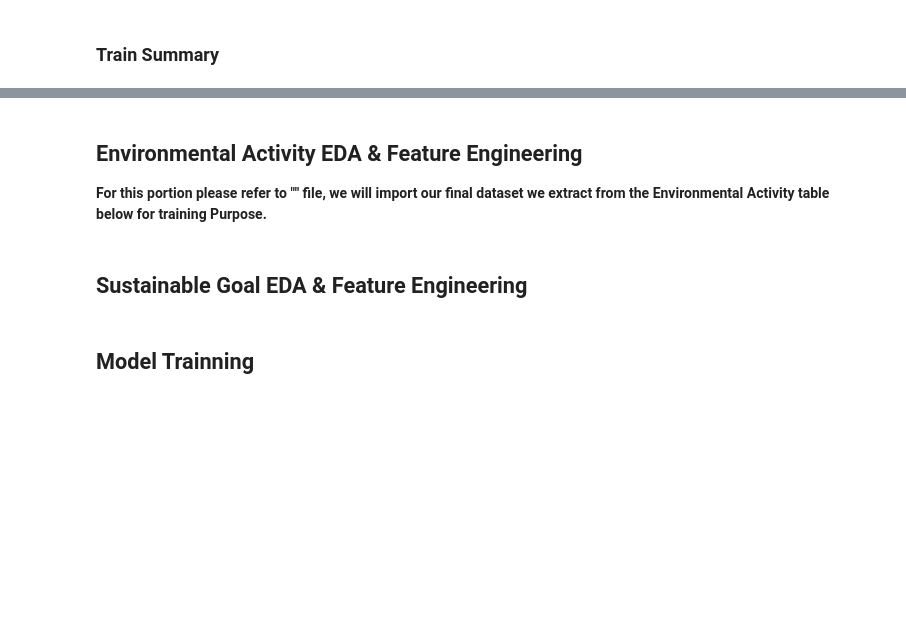
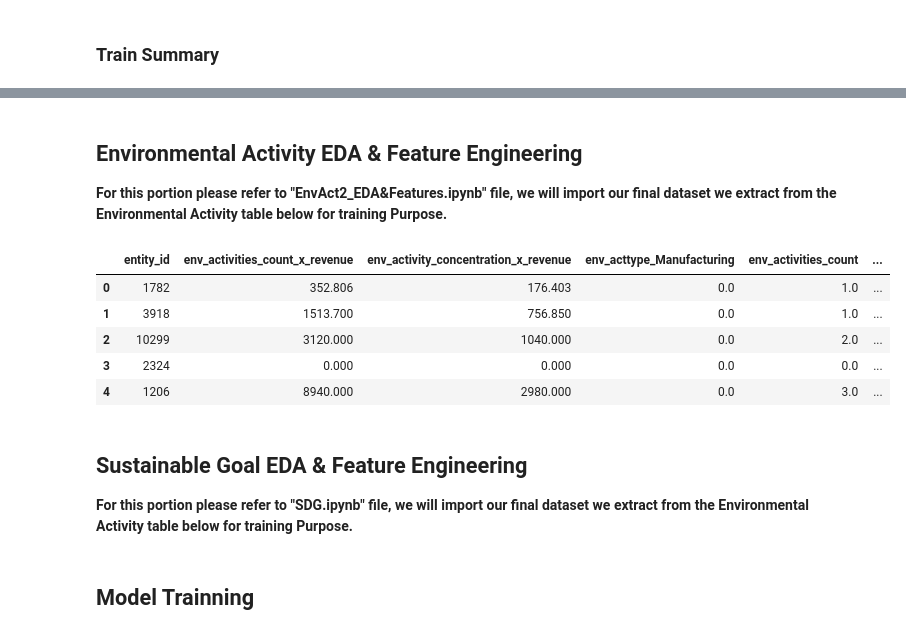
Before and after one commit to alanchen8647/fitch-codeathon2025, a Jupyter notebook: Main Notebook.ipynb, the cells around one changed output, grey strips where cells are left out. Cells and saved outputs as stored; diff of their text form; code cells hidden in the pictures; blank space fills up the shorter version.

```diff
--- a/Main Notebook.ipynb
+++ b/Main Notebook.ipynb
@@ -5111,3 +5855,3 @@ print(correlation_summary.to_string(index=False))
 # %% [markdown]
 ## Environmental Activity EDA & Feature Engineering
-**For this portion please refer to "" file, we will import our final dataset we extract from the Environmental Activity table below for training Purpose.**
+**For this portion please refer to "EnvAct2_EDA&Features.ipynb" file, we will import our final dataset we extract from the Environmental Activity table below for training Purpose.**
@@ -5116,5 +5858,16 @@ environmental_activities_feature_df = pd.read_csv('test notebooks/env_act_relate
+# %%
+environmental_activities_feature_df = pd.read_csv('../test notebooks/env_act_relatedFeatures.csv')
+environmental_activities_feature_df.head()
+# %% [output]
+|  | entity_id | env_activities_count_x_revenue | env_activity_concentration_x_revenue | env_acttype_Manufacturing | env_activities_count | ... |
+| 0 | 1782 | 352.806 | 176.403 | 0.0 | 1.0 | ... |
+| 1 | 3918 | 1513.700 | 756.850 | 0.0 | 1.0 | ... |
+| 2 | 10299 | 3120.000 | 1040.000 | 0.0 | 2.0 | ... |
+| 3 | 2324 | 0.000 | 0.000 | 0.0 | 0.0 | ... |
+| 4 | 1206 | 8940.000 | 2980.000 | 0.0 | 3.0 | ... |
 # %% [markdown]
 ## Sustainable Goal EDA & Feature Engineering
+**For this portion please refer to "SDG.ipynb" file, we will import our final dataset we extract from the Environmental Activity table below for training Purpose.**
 # %% [markdown]
 ## Model Trainning
 # %%
```
Also changed, not shown: parts of 54 cells of this notebook, 2 other files.
